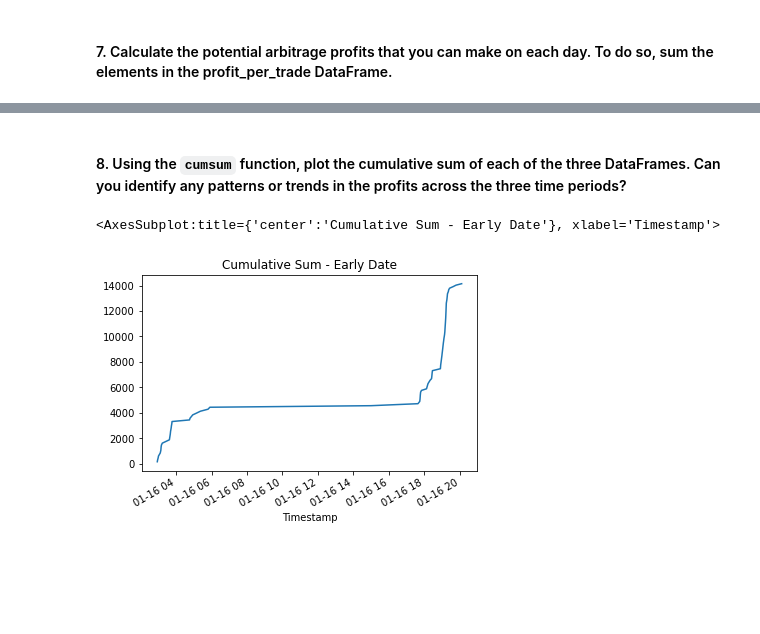
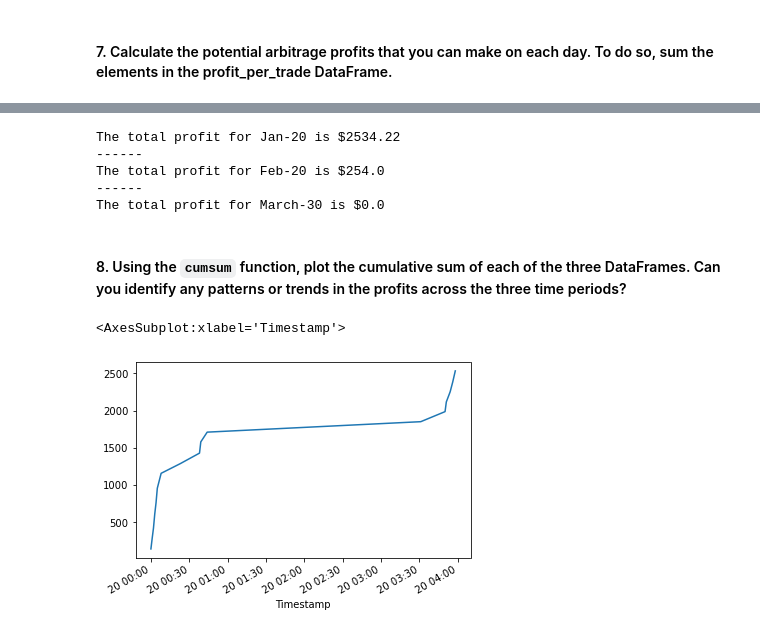
Before and after one commit to Steffanoslc/Challenge01, a Jupyter notebook: Challenge03/crypto_arbitrage.ipynb, the cells around one changed output, grey strips where cells are left out. Saved outputs shown, nothing was run; the diff lists cells and outputs as text; code cells hidden in the pictures; blank space fills up the shorter version.

```diff
--- a/Challenge03/crypto_arbitrage.ipynb
+++ b/Challenge03/crypto_arbitrage.ipynb
@@ -435,9 +439,11 @@ Name: Close, dtype: float64
 # %%
 # For the date early in the dataset, calculate the spread returns by dividing the instances when the arbitrage spread is positive (> 0)
 # by the price of Bitcoin from the exchange you are buying on (the lower-priced exchange).
-spread_return_early= # YOUR CODE HERE
+spread_return_early= arbitrage_spread_early[arbitrage_spread_early>0]/bitstamp_sliced.loc["2018-01-20"]
+spread_return_midle= arbitrage_spread_middle[arbitrage_spread_middle>0]/bitstamp_sliced.loc["2018-02-20"]
+spread_return_late= arbitrage_spread_late[arbitrage_spread_late>0]/bitstamp_sliced.loc["2018-03-30"]
 
 # Review the spread return DataFrame
-# YOUR CODE HERE
+spread_return_early.head(10)
 # %% [output]
 Timestamp
@@ -452,8 +463,12 @@ Name: Close, dtype: float64
 # %%
 # For the date early in the dataset, determine the number of times your trades with positive returns
 # exceed the 1% minimum threshold (.01) that you need to cover your costs
-profitable_trades_early = # YOUR CODE HERE
+profitable_trades_early = spread_return_early[spread_return_early>.01]
+profitable_trades_midle = spread_return_midle[spread_return_midle>.01]
+profitable_trades_late = spread_return_late[spread_return_late>.01]
 
 # Review the first five profitable trades
-# YOUR CODE HERE
+#profitable_trades_early.head(5)
+#profitable_trades_midle.head(5)
+profitable_trades_late.head(5)
 # %% [output]
@@ -485,11 +509,17 @@ Name: Close, dtype: float64
 # %%
 # For the date early in the dataset, calculate the potential profit per trade in dollars
 # Multiply the profitable trades by the cost of the Bitcoin that was purchased
-profit_early = # YOUR CODE HERE
+profit_early = profitable_trades_early * bitstamp_sliced.loc["2018-01-20"]
+profit_midle = profitable_trades_midle * bitstamp_sliced.loc["2018-02-20"]
+profit_late = profitable_trades_late * bitstamp_sliced.loc["2018-03-30"]
 
 # Drop any missing values from the profit DataFrame
-profit_per_trade_early = # YOUR CODE HERE
+profit_per_trade_early = profit_early.dropna()
+profit_per_trade_midle = profit_midle.dropna()
+profit_per_trade_late = profit_late.dropna()
 
 # View the early profit DataFrame
-# YOUR CODE HERE
+#profit_per_trade_early.head()
+#profit_per_trade_midle.head()
+profit_per_trade_late.head()
 # %% [output]
@@ -537,11 +575,29 @@ Name: Close, dtype: float64
+# %%
+# Calculate the sum of the potential profits for the early profit per trade DataFrame
+profit_per_day_early = profit_per_trade_early.sum()
+print(f"The total profit for Jan-20 is ${round(profit_per_day_early,2)}")
+print("------")
+profit_per_day_midle = profit_per_trade_midle.sum()
+print(f"The total profit for Feb-20 is ${round(profit_per_day_midle,2)}")
+print("------")
+profit_per_day_late = profit_per_trade_late.sum()
+print(f"The total profit for March-30 is ${round(profit_per_day_late,2)}")
+# %% [output]
+The total profit for Jan-20 is $2534.22
+------
+The total profit for Feb-20 is $254.0
+------
+The total profit for March-30 is $0.0
 # %% [markdown]
 #### 8. Using the `cumsum` function, plot the cumulative sum of each of the three DataFrames. Can you identify any patterns or trends in the profits across the three time periods?
 # %%
 # Use the cumsum function to calculate the cumulative profits over time for the early profit per trade DataFrame
-cumulative_profit_early = # YOUR CODE HERE
+cumulative_profit_early = profit_per_trade_early.cumsum()
+cumulative_profit_midle = profit_per_trade_midle.cumsum()
+cumulative_profit_late = profit_per_trade_late.cumsum()
 # %%
 # Plot the cumulative sum of profits for the early profit per trade DataFrame
-# YOUR CODE HERE
+cumulative_profit_early.plot()
 # %% [output]
-<AxesSubplot:title={'center':'Cumulative Sum - Early Date'}, xlabel='Timestamp'>
+<AxesSubplot:xlabel='Timestamp'>
-[figure, old version]
+[figure, new version]
```
Also changed, not shown: parts of 14 cells of this notebook, 7 other files.
